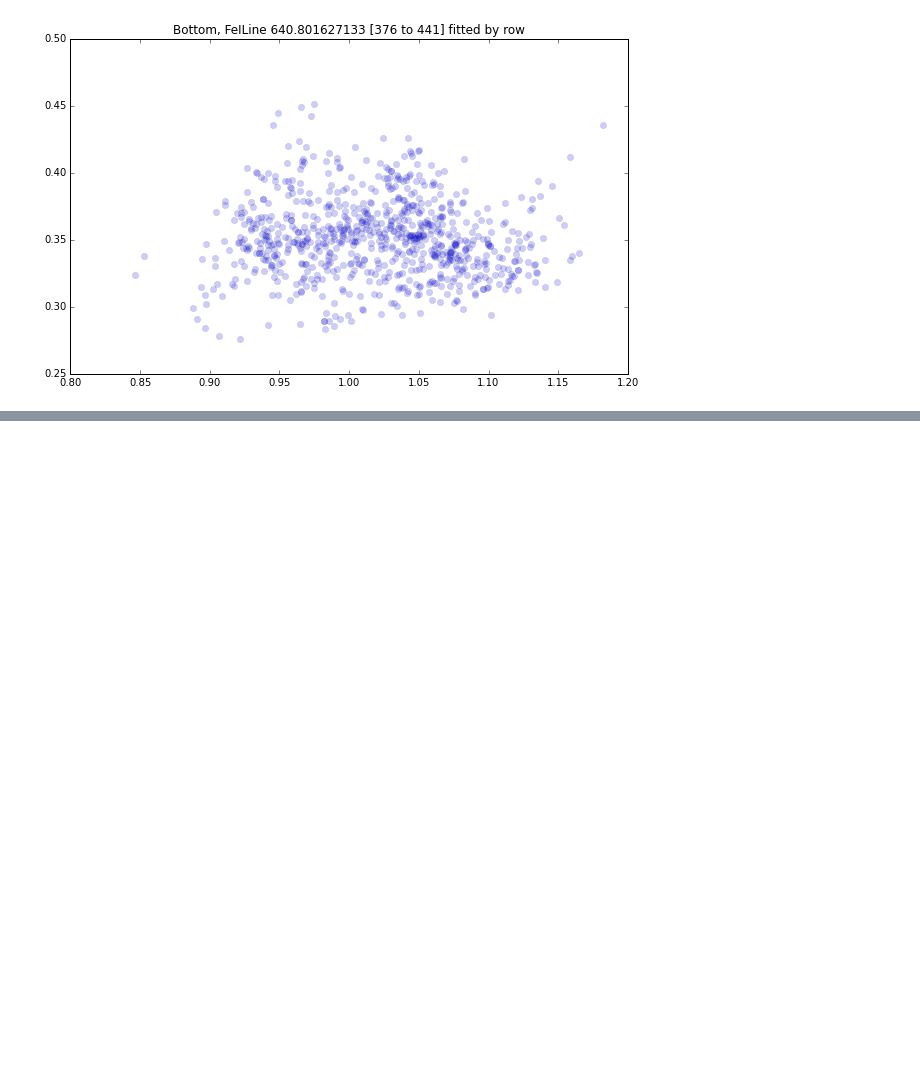
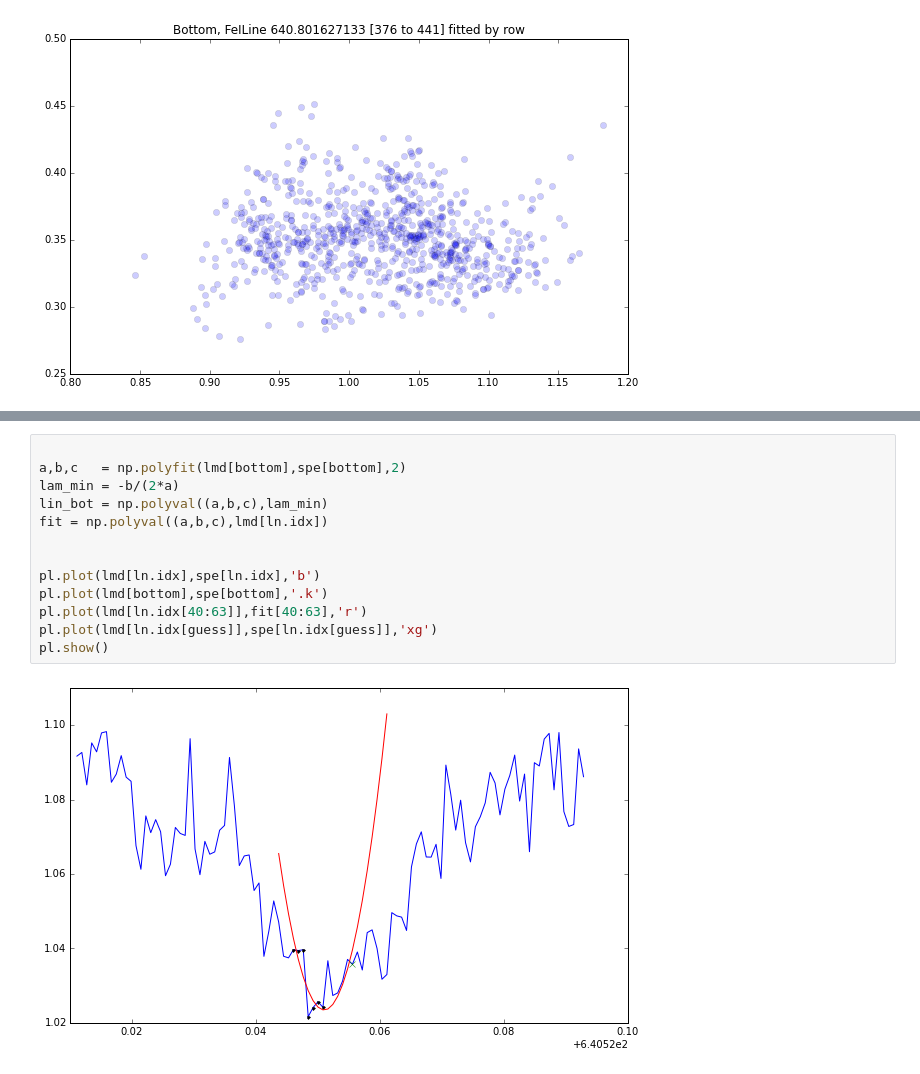
Before and after one commit to Tobychev/Danspectra, a Jupyter notebook: Testing_line_center_fitting.ipynb, the cells around one changed output, grey strips where cells are left out. Saved outputs shown, nothing was run; the diff lists cells and outputs as text; blank space fills up the shorter version.

```diff
--- a/Testing_line_center_fitting.ipynb
+++ b/Testing_line_center_fitting.ipynb
@@ -110,0 +133,15 @@ pl.show()
+# %%
+
+a,b,c   = np.polyfit(lmd[bottom],spe[bottom],2)
+lam_min = -b/(2*a)
+lin_bot = np.polyval((a,b,c),lam_min)
+fit = np.polyval((a,b,c),lmd[ln.idx])
+
+
+pl.plot(lmd[ln.idx],spe[ln.idx],'b')
+pl.plot(lmd[bottom],spe[bottom],'.k')
+pl.plot(lmd[ln.idx[40:63]],fit[40:63],'r')
+pl.plot(lmd[ln.idx[guess]],spe[ln.idx[guess]],'xg')
+pl.show()
+# %% [output]
+[figure, added]
```
Also changed, not shown: parts of 7 cells of this notebook.
